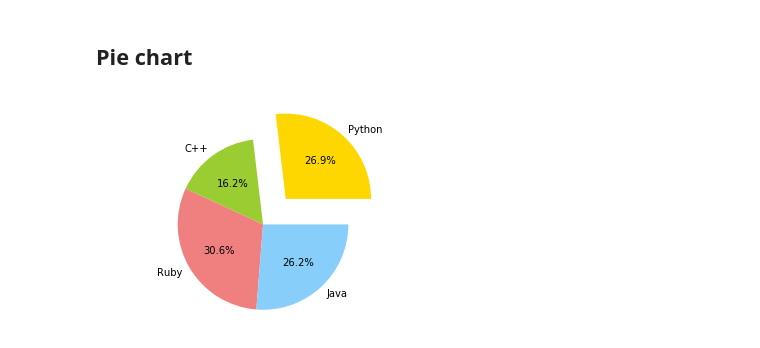
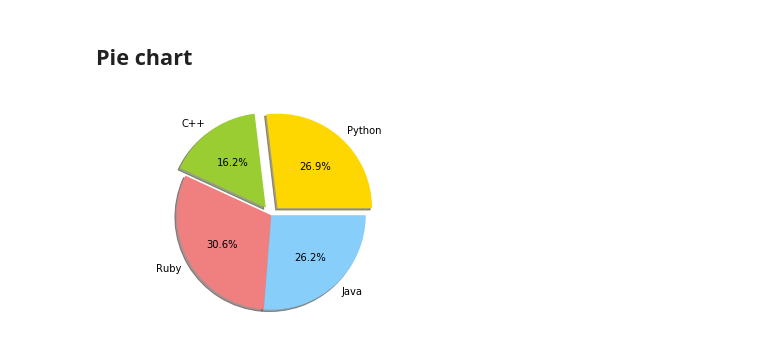
Before and after one commit to gauravk2050/Data_Science, a Jupyter notebook: 04_05_2020_MatplotLib.ipynb, the cells around one changed output. Drawn from its saved outputs; the diff is of its cells as text; code cells hidden in the pictures.

```diff
--- a/04_05_2020_MatplotLib.ipynb
+++ b/04_05_2020_MatplotLib.ipynb
@@ -206,16 +222,17 @@ data
 # %%
 
 # Data to plot
 labels = 'Python', 'C++', 'Ruby', 'Java'
 sizes = [215, 130, 245, 210]
+# size is based on cumulative total value
 colors = ['gold', 'yellowgreen', 'lightcoral', 'lightskyblue']
-explode = (0.4, 0, 0, 0)  # explode 1st slice
+explode = (0.1, 0.1, 0, 0)  # explode 1st slice
 
 # Plot
 plt.pie(sizes, explode=explode, labels=labels, colors=colors,
-autopct='%1.1f%%', shadow=False)
+autopct='%1.1f%%', shadow=True)
 
 plt.axis('equal')
 plt.show()
 # %% [output]
-[figure, old version]
+[figure, new version]
```
Also changed, not shown: parts of 4 cells of this notebook.
